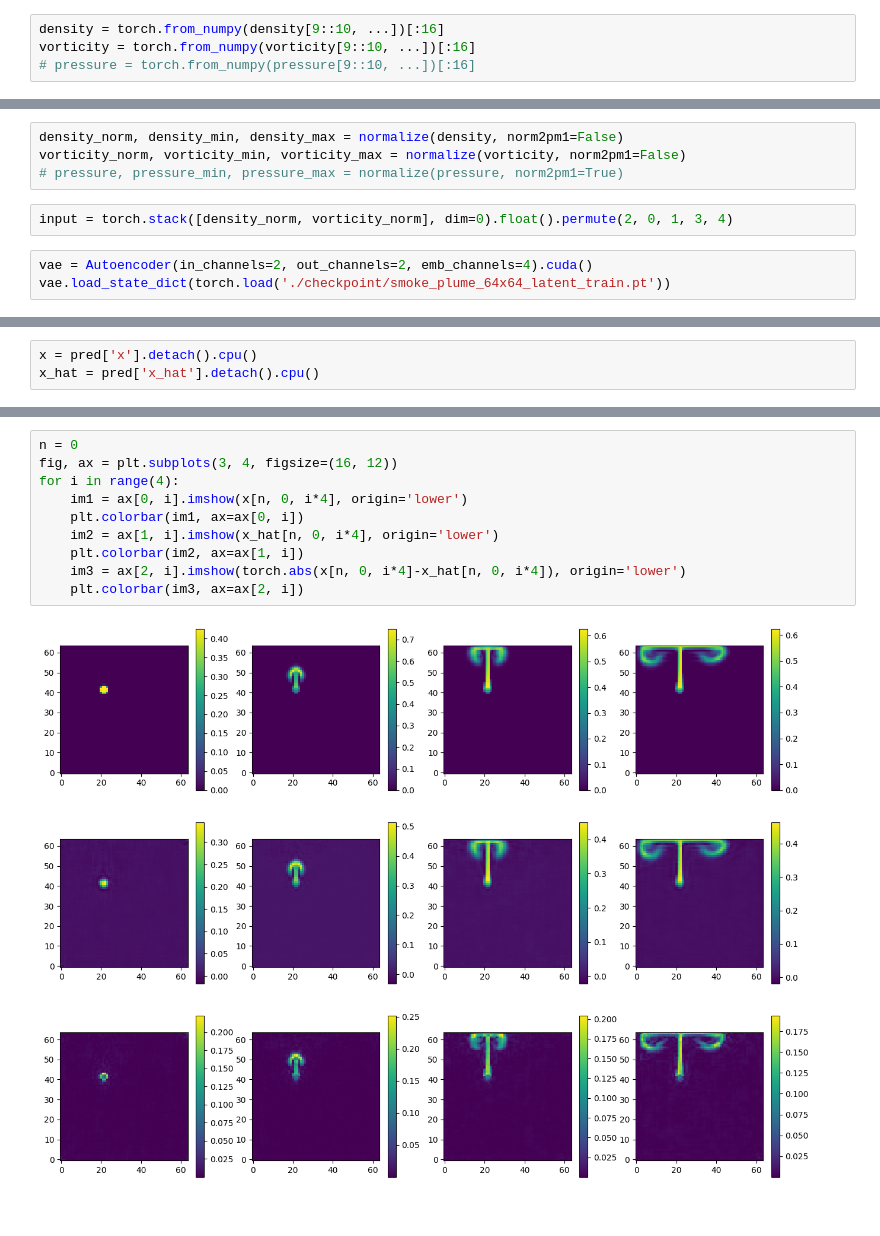
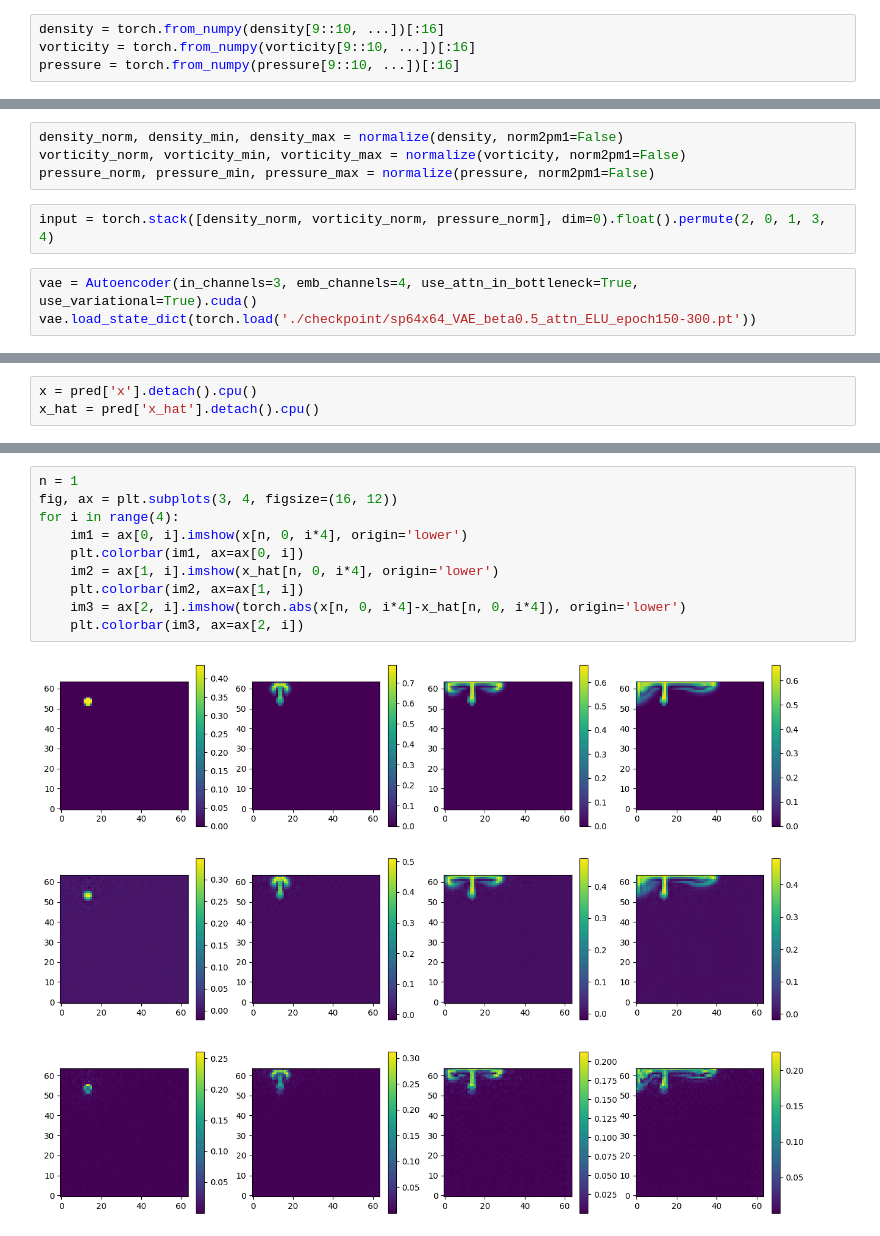
Before and after one commit to bookdiver/FluidDiff, a Jupyter notebook: models/vae/test.ipynb, the cells around one changed output, grey strips where cells are left out. Drawn from its saved outputs; the diff is of its cells as text.

Commit message:
some test on autoencoder

```diff
--- a/models/vae/test.ipynb
+++ b/models/vae/test.ipynb
@@ -13,7 +13,7 @@ with h5py.File('../../data/smoke_plume_64x64/SmokePlume_R0.50_1.h5', 'r') as f:
 # %%
 density = torch.from_numpy(density[9::10, ...])[:16]
 vorticity = torch.from_numpy(vorticity[9::10, ...])[:16]
-# pressure = torch.from_numpy(pressure[9::10, ...])[:16]
+pressure = torch.from_numpy(pressure[9::10, ...])[:16]
 # %%
 def normalize(original_data: torch.Tensor, norm2pm1: bool=True):
     loc_min = original_data.min()
@@ -33,12 +33,12 @@ def unnormalize(norm_data: torch.Tensor, loc_min: torch.Tensor, loc_max: torch.T
 # %%
 density_norm, density_min, density_max = normalize(density, norm2pm1=False)
 vorticity_norm, vorticity_min, vorticity_max = normalize(vorticity, norm2pm1=False)
-# pressure, pressure_min, pressure_max = normalize(pressure, norm2pm1=True)
+pressure_norm, pressure_min, pressure_max = normalize(pressure, norm2pm1=False)
 # %%
-input = torch.stack([density_norm, vorticity_norm], dim=0).float().permute(2, 0, 1, 3, 4)
+input = torch.stack([density_norm, vorticity_norm, pressure_norm], dim=0).float().permute(2, 0, 1, 3, 4)
 # %%
-vae = Autoencoder(in_channels=2, out_channels=2, emb_channels=4).cuda()
-vae.load_state_dict(torch.load('./checkpoint/smoke_plume_64x64_latent_train.pt'))
+vae = Autoencoder(in_channels=3, emb_channels=4, use_attn_in_bottleneck=True, use_variational=True).cuda()
+vae.load_state_dict(torch.load('./checkpoint/sp64x64_VAE_beta0.5_attn_ELU_epoch150-300.pt'))
 # %% [output]
 <All keys matched successfully>
 # %%
@@ -55,12 +55,12 @@ torch.Size([8, 2, 16, 64, 64])
 # %%
-n = 0
+n = 1
 fig, ax = plt.subplots(3, 4, figsize=(16, 12))
 for i in range(4):
     im1 = ax[0, i].imshow(x[n, 0, i*4], origin='lower')
     plt.colorbar(im1, ax=ax[0, i])
     im2 = ax[1, i].imshow(x_hat[n, 0, i*4], origin='lower')
     plt.colorbar(im2, ax=ax[1, i])
     im3 = ax[2, i].imshow(torch.abs(x[n, 0, i*4]-x_hat[n, 0, i*4]), origin='lower')
     plt.colorbar(im3, ax=ax[2, i])
 # %% [output]
-[figure, old version]
+[figure, new version]
```
Also changed, not shown: parts of 3 cells of this notebook, 4 other files.
